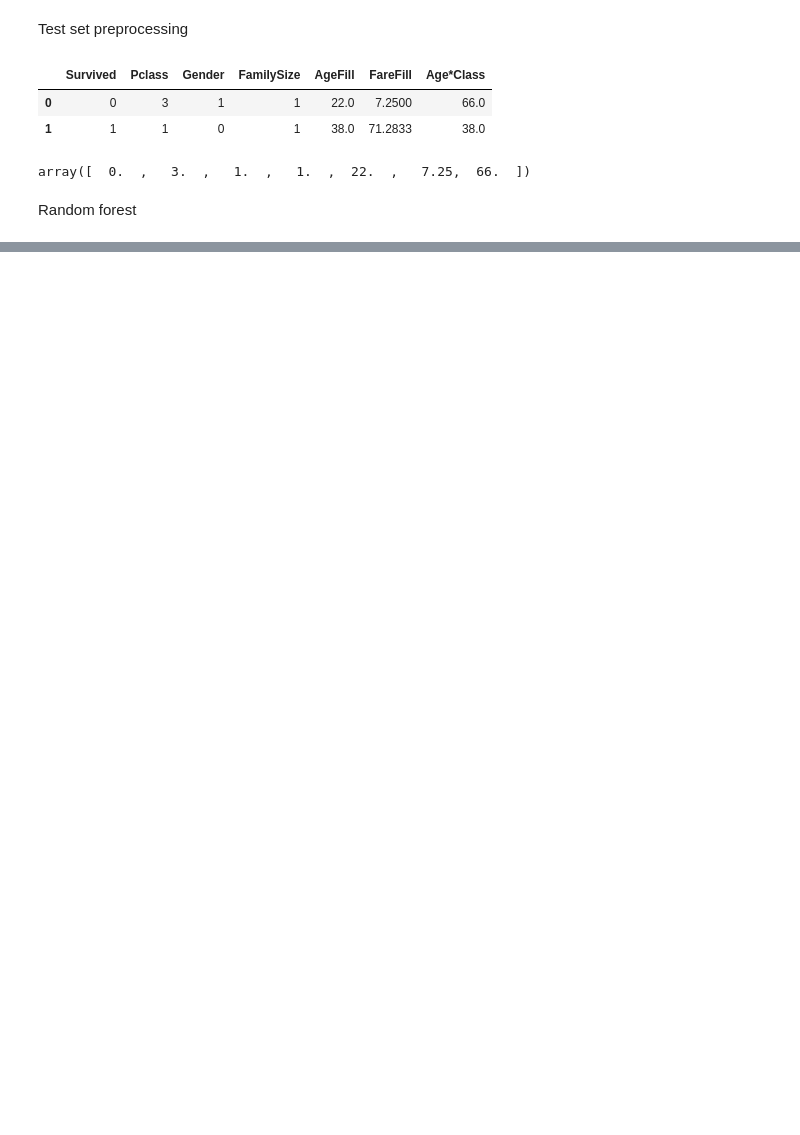
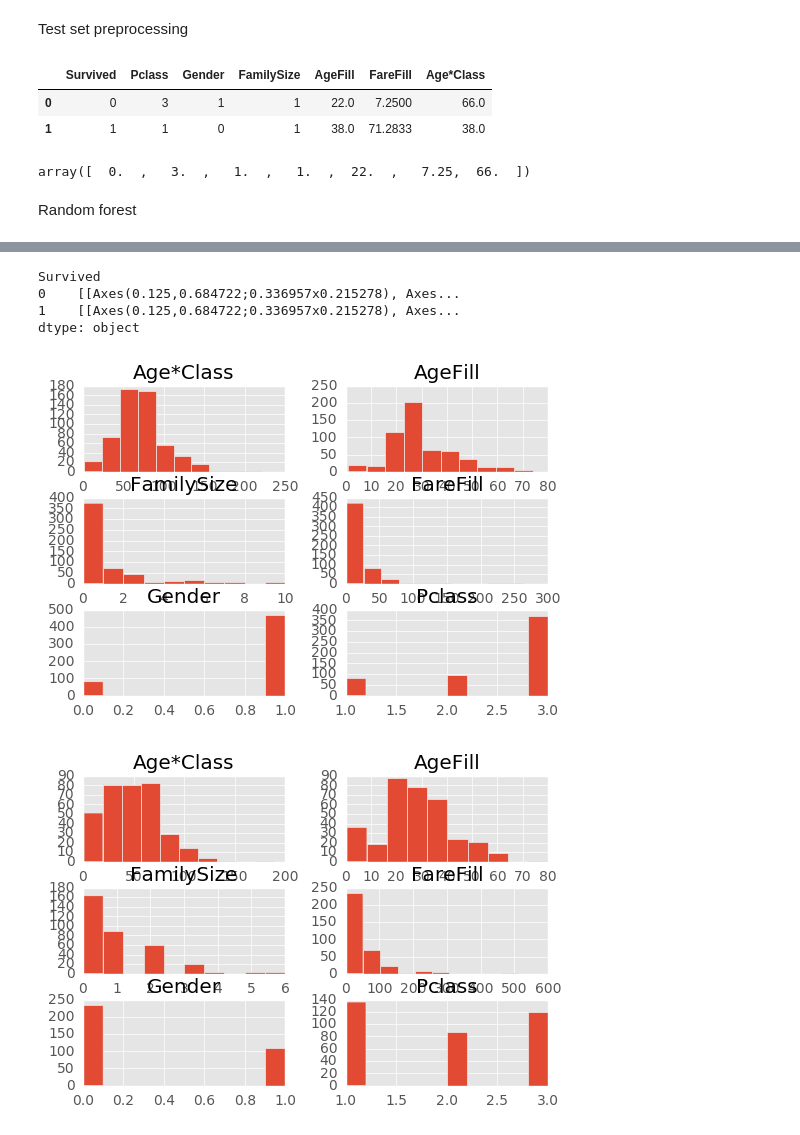
Before and after one commit to MehdiAB161/ML0, a Jupyter notebook: exploration.ipynb, the cells around one changed output, grey strips where cells are left out. Cells and saved outputs as stored; diff of their text form; code cells hidden in the pictures; blank space fills up the shorter version.

```diff
--- a/exploration.ipynb
+++ b/exploration.ipynb
@@ -154,0 +244,10 @@ output = clf.predict(X_test)
+# %%
+plt.style.use('ggplot')
+df.groupby('Survived').hist()
+# %% [output]
+Survived
+0    [[Axes(0.125,0.684722;0.336957x0.215278), Axes...
+1    [[Axes(0.125,0.684722;0.336957x0.215278), Axes...
+dtype: object
+[figure, added]
+[figure, added]
```
Also changed, not shown: parts of 19 cells of this notebook, 1 other file.
